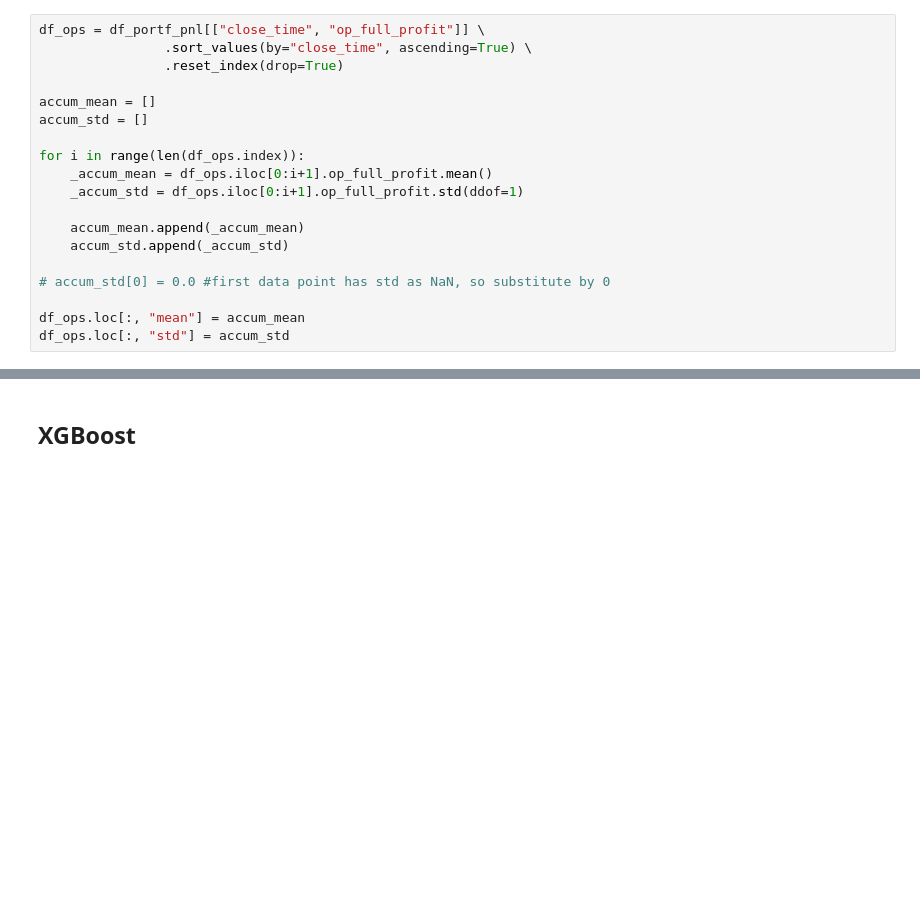
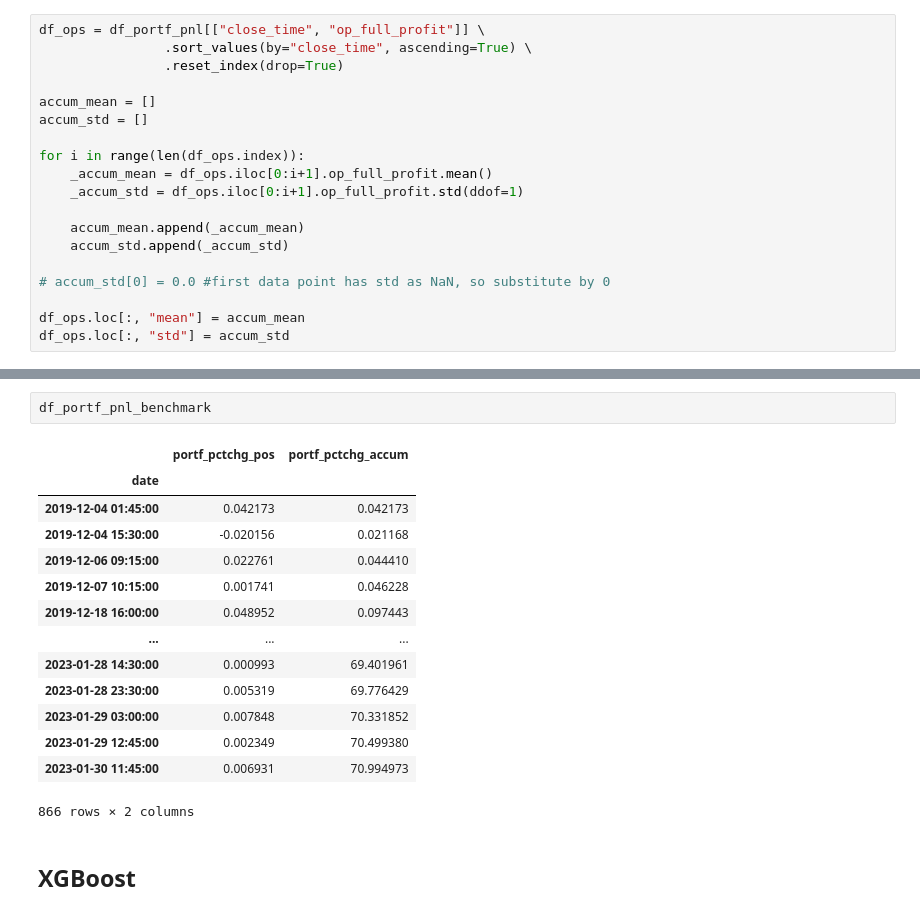
Before and after one commit to gpalazzo/crypto_msc_thesis, a Jupyter notebook: notebooks/results/portfolio_performance.ipynb, the cells around one changed output, grey strips where cells are left out. Drawn from its saved outputs; the diff is of its cells as text; blank space fills up the shorter version.

```diff
--- a/notebooks/results/portfolio_performance.ipynb
+++ b/notebooks/results/portfolio_performance.ipynb
@@ -206,3 +227,20 @@ df_ops[["close_time", "mean"]].set_index("close_time").sort_index(). \
+# %%
+df_portf_pnl_benchmark
+# %% [output]
+|  | portf_pctchg_pos | portf_pctchg_accum |
+| date |  |  |
+| 2019-12-04 01:45:00 | 0.042173 | 0.042173 |
+| 2019-12-04 15:30:00 | -0.020156 | 0.021168 |
+| 2019-12-06 09:15:00 | 0.022761 | 0.044410 |
+| 2019-12-07 10:15:00 | 0.001741 | 0.046228 |
+| 2019-12-18 16:00:00 | 0.048952 | 0.097443 |
+| ... | ... | ... |
+| 2023-01-28 14:30:00 | 0.000993 | 69.401961 |
+| 2023-01-28 23:30:00 | 0.005319 | 69.776429 |
+| 2023-01-29 03:00:00 | 0.007848 | 70.331852 |
+| 2023-01-29 12:45:00 | 0.002349 | 70.499380 |
+| 2023-01-30 11:45:00 | 0.006931 | 70.994973 |
+866 rows × 2 columns
 # %% [markdown]
 ## XGBoost
 # %% [markdown]
```
Also changed, not shown: parts of 28 cells of this notebook, 3 other files.
